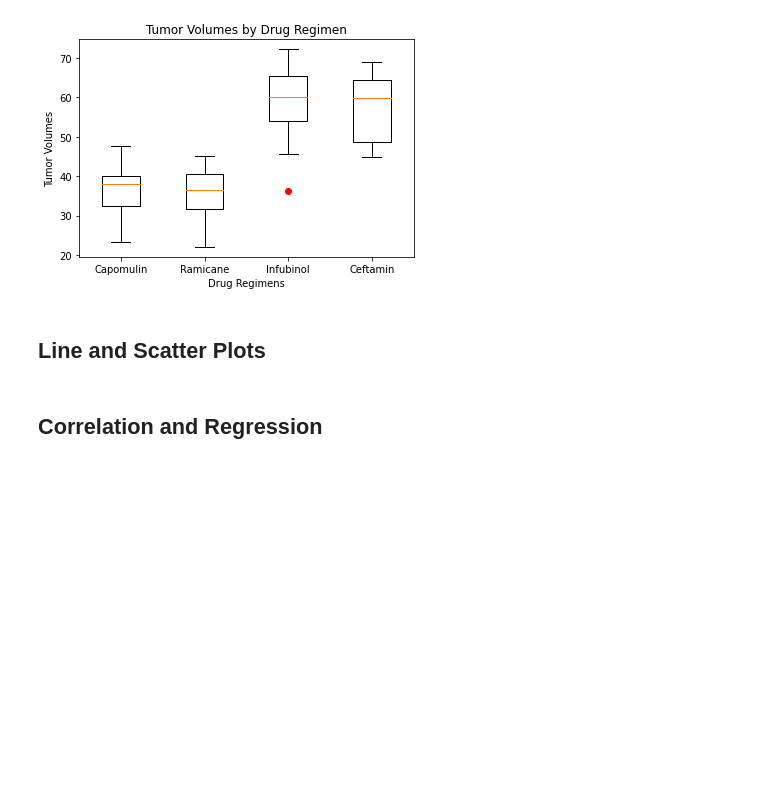
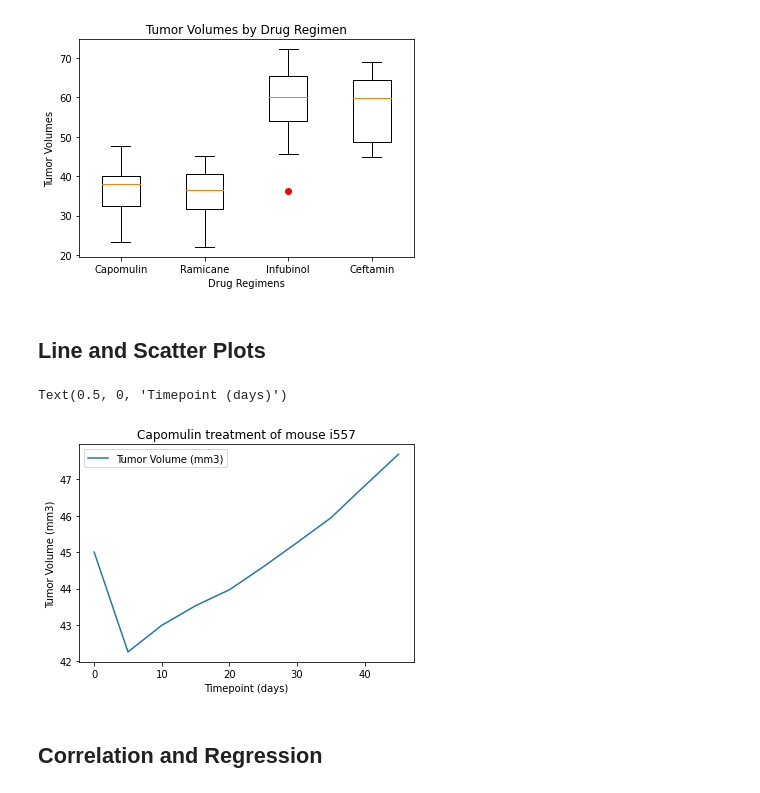
Before and after one commit to Pip85/matplotlib-challenge, a Jupyter notebook: Pymaceuticals/pymaceuticals.ipynb, the cells around one changed output. Drawn from its saved outputs; the diff is of its cells as text; code cells hidden in the pictures; blank space fills up the shorter version.

```diff
--- a/Pymaceuticals/pymaceuticals.ipynb
+++ b/Pymaceuticals/pymaceuticals.ipynb
@@ -252,6 +252,16 @@ ax1.set_xticklabels(regimen_options)
 ## Line and Scatter Plots
 # %%
 # Generate a line plot of tumor volume vs. time point for a mouse treated with Capomulin
+mouse_study.head()
+capmouse = mouse_study.loc[mouse_study["Drug Regimen"] == "Capomulin"]
+mymousepick = capmouse.loc[capmouse["Mouse ID"]=="i557"]
+mymousepick.plot(x="Timepoint",y="Tumor Volume (mm3)")
+plt.title("Capomulin treatment of mouse i557")
+plt.ylabel("Tumor Volume (mm3)")
+plt.xlabel("Timepoint (days)")
+# %% [output]
+Text(0.5, 0, 'Timepoint (days)')
+[figure, added]
 # %%
 # Generate a scatter plot of average tumor volume vs. mouse weight for the Capomulin regimen
 # %% [markdown]
```
Also changed, not shown: parts of 1 cell of this notebook.
